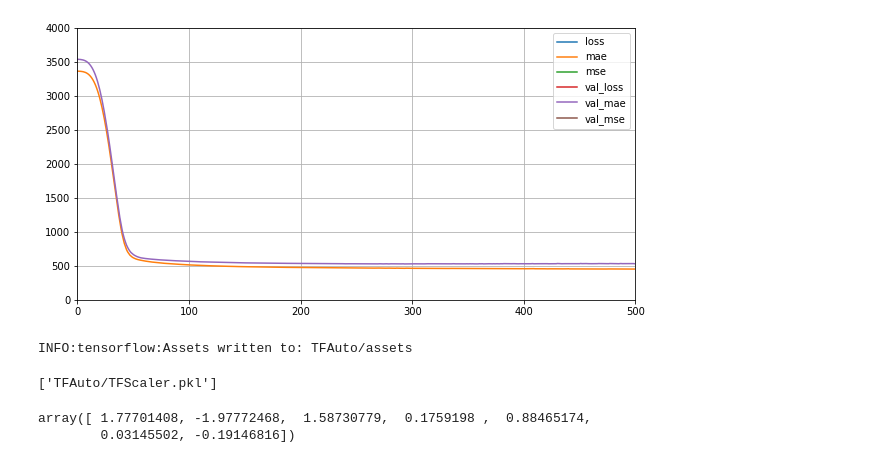
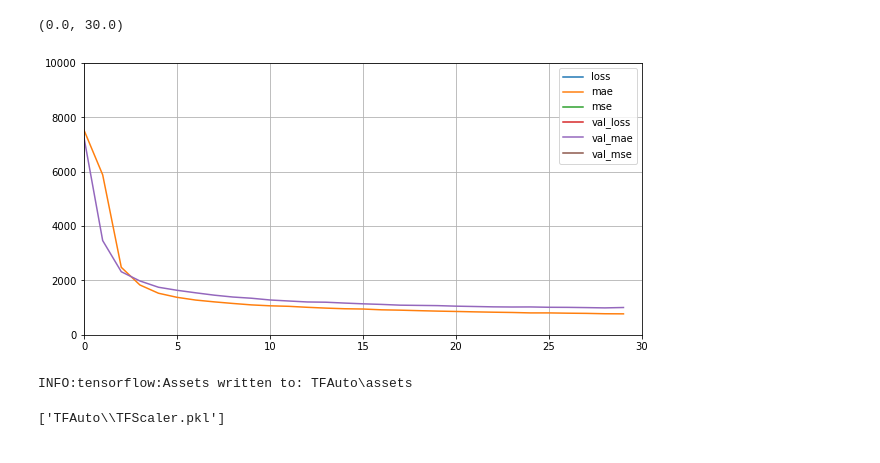
Before and after one commit to marcusabu/Autos, a Jupyter notebook: models/3. Tensorflow.ipynb, the cells around one changed output. Drawn from its saved outputs; the diff is of its cells as text; code cells hidden in the pictures.

```diff
--- a/models/3. Tensorflow.ipynb
+++ b/models/3. Tensorflow.ipynb
@@ -31,4 +37,0 @@ df_train.head()
-# %%
-df_train = df_train.drop('titel', axis=1)
-df_test = df_test.drop('titel', axis=1)
-df_test
@@ -60,14 +49,14 @@ X_test = scaler.transform(X_test)
 X_train_tf, X_valid, y_train_tf, y_valid = train_test_split(X_train, y_train)
 # %%
 model = keras.models.Sequential([
-    keras.layers.Dense(100, activation="relu", input_shape=X_train.shape[1:]),
+    keras.layers.Dense(400, activation="relu", input_shape=X_train.shape[1:]),
+    keras.layers.Dense(200, activation="relu"),
     keras.layers.Dense(50, activation="relu"),
-#     keras.layers.Dense(100, activation="relu"),
-#     keras.layers.Dense(50, activation="relu"),
+    keras.layers.Dense(5, activation="relu"),
     keras.layers.Dense(1)
 ])
 
-optimizer = keras.optimizers.Adam(learning_rate=0.001)
+optimizer = keras.optimizers.Adam(learning_rate=0.0006)
 
 model.compile(
     loss="mean_squared_error",
@@ -75,7 +64,7 @@ model.compile(
     metrics=['mae', 'mse']
 )
 
-callback = tf.keras.callbacks.EarlyStopping(monitor='loss', patience=10)
+callback = tf.keras.callbacks.EarlyStopping(monitor='loss', patience=1)
 
 history = model.fit(
     X_train_tf,
@@ -83,7 +72,7 @@ history = model.fit(
     batch_size=32,
     epochs=500,
     validation_data=(X_valid, y_valid.values),
-    verbose=0,
+    verbose=1,
     callbacks=[callback]
 )
 
@@ -91,6 +80,6 @@ mse_test = model.evaluate(X_test, y_test.values)
 
 pd.DataFrame(history.history).plot(figsize=(10, 5))
 plt.grid(True)
-plt.gca().set_ylim(0, 4000)
+plt.gca().set_ylim(0, 10000)
 plt.gca().set_xlim(0, len(history.history['loss']))
 # %% [output]
@@ -98,4 +103,5 @@ plt.gca().set_xlim(0, len(history.history['loss']))
+(0.0, 30.0)
-[figure, old version]
+[figure, new version]
 # %%
 model_version = "0001"
 model_name = "TFAuto"
@@ -104,10 +110,5 @@ model.save(model_path)
 scaler_path = os.path.join(model_name, 'TFScaler.pkl')
 joblib.dump(scaler, scaler_path)
 # %% [output]
-INFO:tensorflow:Assets written to: TFAuto/assets
+INFO:tensorflow:Assets written to: TFAuto\assets
-['TFAuto/TFScaler.pkl']
+['TFAuto\\TFScaler.pkl']
-# %%
-X_test[0]
-# %% [output]
-array([ 1.77701408, -1.97772468,  1.58730779,  0.1759198 ,  0.88465174,
-        0.03145502, -0.19146816])
```
Also changed, not shown: parts of 3 cells of this notebook, 12 other files.
